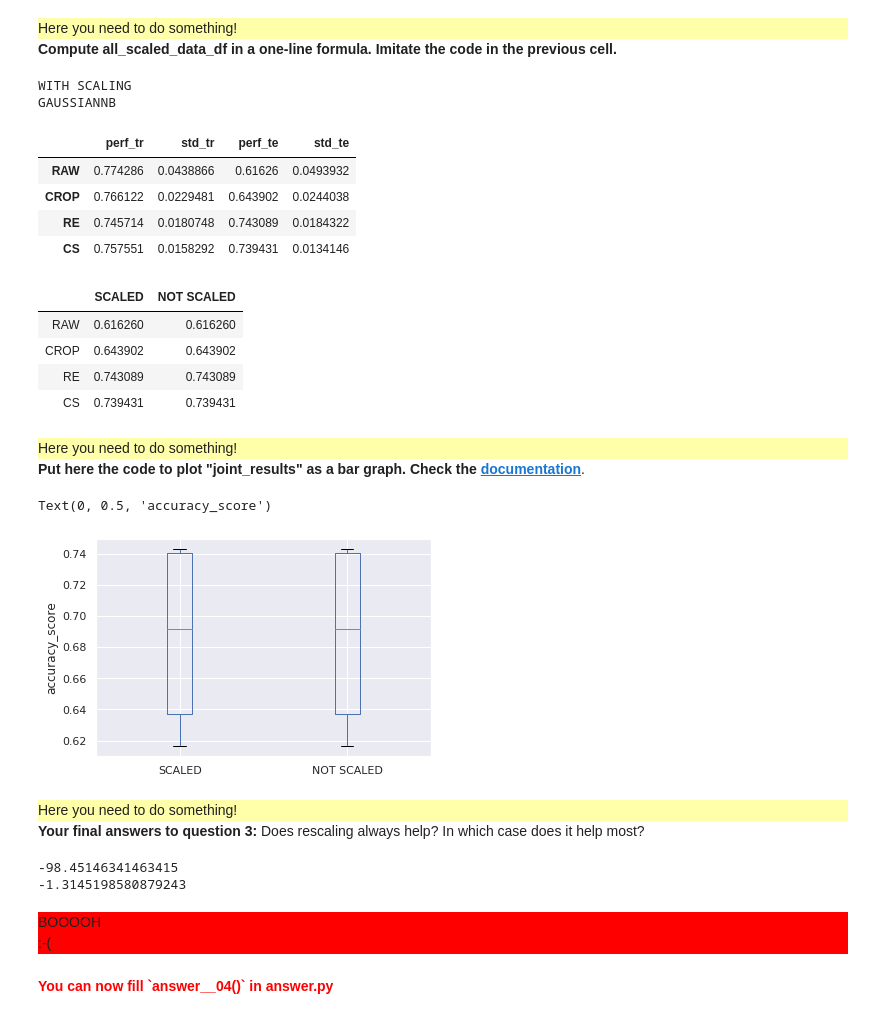
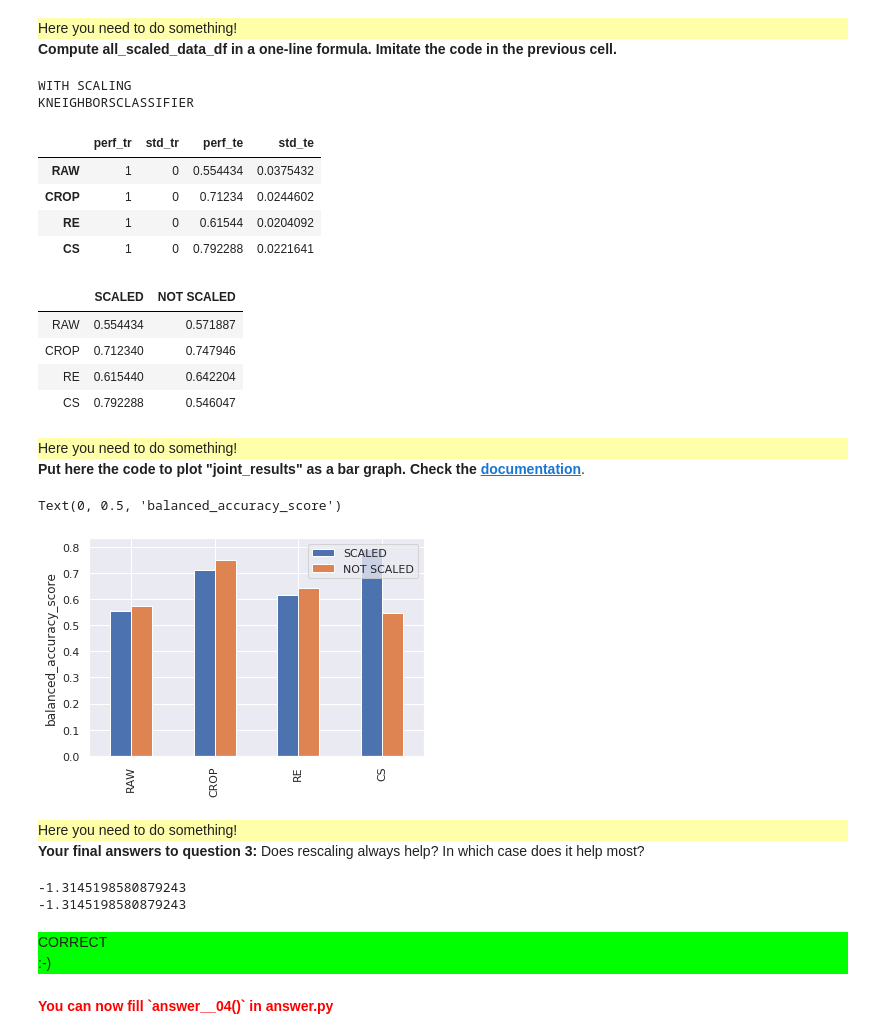
Before and after one commit to rebssky/info232, a Jupyter notebook: TP2/TP2.ipynb, the cells around one changed output. Cells and saved outputs as stored; diff of their text form; code cells hidden in the pictures.

```diff
--- a/TP2/TP2.ipynb
+++ b/TP2/TP2.ipynb
@@ -203,7 +203,8 @@ Test your function with the same dataframe as in the previous questions and use
 # Replace by your own code:
 def standardize_df(df):
     '''Standardize all the columns except the last one (target values).'''
-    df = df_scaled # REPLACE THIS
+    df_scaled = (df-df.mean())/df.std()
+    df_scaled.iloc[:, -1] = df.iloc[:, -1] # REPLACE THIS
     return df_scaled
 
 df_scaled2 = standardize_df(df)
@@ -268,9 +269,9 @@ Try to reason why this might be.
 </div>
 <b>Make necessary changes; USE THE DOCUMENTATION OF SCIKIT LEARN (do not copy on your neighbor).</b>
 # %%
-from sklearn.naive_bayes import GaussianNB # Replace that by nearest neighbors
-from sklearn.metrics import accuracy_score as sklearn_metric # Replace that by balanced accuracy
-sklearn_model = GaussianNB() # Replace by ONE nearest neighbor
+from sklearn.neighbors import KNeighborsClassifier # Replace that by nearest neighbors
+from sklearn.metrics import balanced_accuracy_score as sklearn_metric # Replace that by balanced accuracy
+sklearn_model = KNeighborsClassifier(n_neighbors=1) # Replace by ONE nearest neighbor
 # %% [markdown]
 <span style="color:red">
     <b>You can now fill `answer__02()` in answer.py</b>
@@ -317,19 +318,19 @@ What do you observe by comparing the accuracy on training data and on test data?
 </div>
 <b>Compute all_scaled_data_df in a one-line formula. Imitate the code in the previous cell.</b>
 # %%
-all_scaled_data_df = all_data_df # CHANGE THIS!
+all_scaled_data_df = [standardize_df(df) for df in all_data_df] # CHANGE THIS!
 
 print('WITH SCALING')
 result_scaling = systematic_data_experiment(data_name, all_scaled_data_df, sklearn_model, sklearn_metric)
 result_scaling.style.background_gradient(cmap='Blues')
 # %% [output]
 WITH SCALING
-GAUSSIANNB
+KNEIGHBORSCLASSIFIER
 |  | perf_tr | std_tr | perf_te | std_te |
-| RAW | 0.774286 | 0.0438866 | 0.61626 | 0.0493932 |
-| CROP | 0.766122 | 0.0229481 | 0.643902 | 0.0244038 |
-| RE | 0.745714 | 0.0180748 | 0.743089 | 0.0184322 |
-| CS | 0.757551 | 0.0158292 | 0.739431 | 0.0134146 |
+| RAW | 1 | 0 | 0.554434 | 0.0375432 |
+| CROP | 1 | 0 | 0.71234 | 0.0244602 |
+| RE | 1 | 0 | 0.61544 | 0.0204092 |
+| CS | 1 | 0 | 0.792288 | 0.0221641 |
 # %%
 # This is how to collect the test results in a single dataframe
 joint_results = pd.DataFrame()
@@ -338,21 +339,22 @@ joint_results['NOT SCALED'] = result_noscaling.perf_te
 joint_results
 # %% [output]
 |  | SCALED | NOT SCALED |
-| RAW | 0.616260 | 0.616260 |
-| CROP | 0.643902 | 0.643902 |
-| RE | 0.743089 | 0.743089 |
-| CS | 0.739431 | 0.739431 |
+| RAW | 0.554434 | 0.571887 |
+| CROP | 0.712340 | 0.747946 |
+| RE | 0.615440 | 0.642204 |
+| CS | 0.792288 | 0.546047 |
 # %% [markdown]
 <div style="background:#FFFFAA">
     Here you need to do something!
 </div>
 <b>Put here the code to plot "joint_results" as a bar graph. Check the <a href="Check https://pandas.pydata.org/pandas-docs/stable/reference/api/pandas.DataFrame.plot.bar.html"> documentation</a></b>.
 # %%
-joint_results.boxplot() # REPLACE THIS!
+joint_results.plot.bar()
+#joint_results.boxplot() # REPLACE THIS!
 plt.ylabel(sklearn_metric.__name__)
 # %% [output]
-Text(0, 0.5, 'accuracy_score')
+Text(0, 0.5, 'balanced_accuracy_score')
-[figure, old version]
+[figure, new version]
 # %% [markdown]
 <div style="background:#FFFFAA">
     Here you need to do something!
@@ -360,9 +362,9 @@ Text(0, 0.5, 'accuracy_score')
 <b>Your final answers to question 3:</a></b> Does rescaling always help? In which case does it help most?
 # %%
 # Put your answer to question 3 here
-rescaling_always_help = 100 # 0 for false, 1 for true
+rescaling_always_help = 0 # 0 for false, 1 for true
 varnum_rescaling_helps_most = -1 # num of var (0-based) for which perf. improve most after rescaling
-case_num_rescaling_helps_most = -1 # num of case (0-based) for which perf. improve most after rescaling
+case_num_rescaling_helps_most = 2 # num of case (0-based) for which perf. improve most after rescaling
 
 # This is the checker code, keep it
 question = 3
@@ -370,10 +372,10 @@ answer = (p_tr+s_tr+p_te+s_te)/10
 answer += joint_results.sum().sum()/10-rescaling_always_help-case_num_rescaling_helps_most
 score += check(answer, question)
 # %% [output]
--98.45146341463415
 -1.3145198580879243
+-1.3145198580879243
-BOOOOH
-:-(
+CORRECT
+:-)
 # %% [markdown]
 <span style="color:red">
     <b>You can now fill `answer__04()` in answer.py</b>
```
Also changed, not shown: parts of 4 cells of this notebook.
